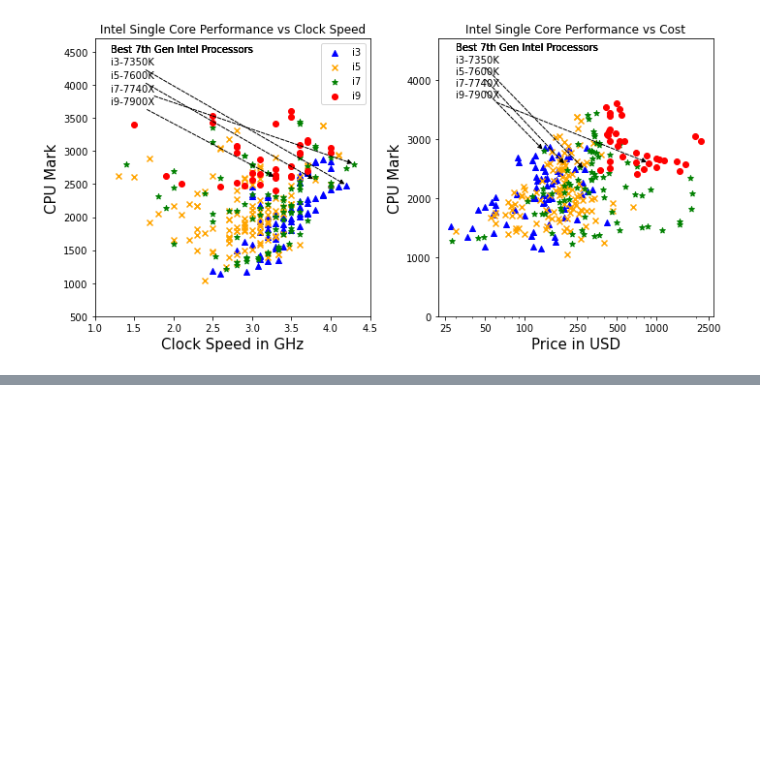
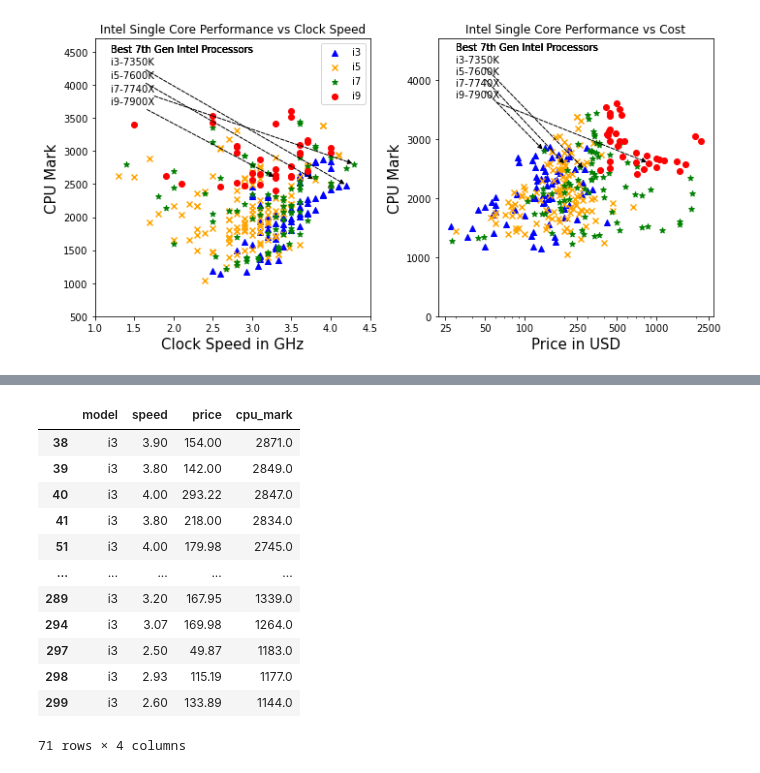
Before and after one commit to OlayinkaAkinyemi/intel_data_exploration, a Jupyter notebook: intel_processors.ipynb, the cells around one changed output, grey strips where cells are left out. Cells and saved outputs as stored; diff of their text form; code cells hidden in the pictures; blank space fills up the shorter version.

```diff
--- a/intel_processors.ipynb
+++ b/intel_processors.ipynb
@@ -731,0 +196,16 @@ common
+# %%
+df[df["model"]=="i3"]
+# %% [output]
+|  | model | speed | price | cpu_mark |
+| 38 | i3 | 3.90 | 154.00 | 2871.0 |
+| 39 | i3 | 3.80 | 142.00 | 2849.0 |
+| 40 | i3 | 4.00 | 293.22 | 2847.0 |
+| 41 | i3 | 3.80 | 218.00 | 2834.0 |
+| 51 | i3 | 4.00 | 179.98 | 2745.0 |
+| ... | ... | ... | ... | ... |
+| 289 | i3 | 3.20 | 167.95 | 1339.0 |
+| 294 | i3 | 3.07 | 169.98 | 1264.0 |
+| 297 | i3 | 2.50 | 49.87 | 1183.0 |
+| 298 | i3 | 2.93 | 115.19 | 1177.0 |
+| 299 | i3 | 2.60 | 133.89 | 1144.0 |
+71 rows × 4 columns
```
Also changed, not shown: parts of 25 cells of this notebook.
